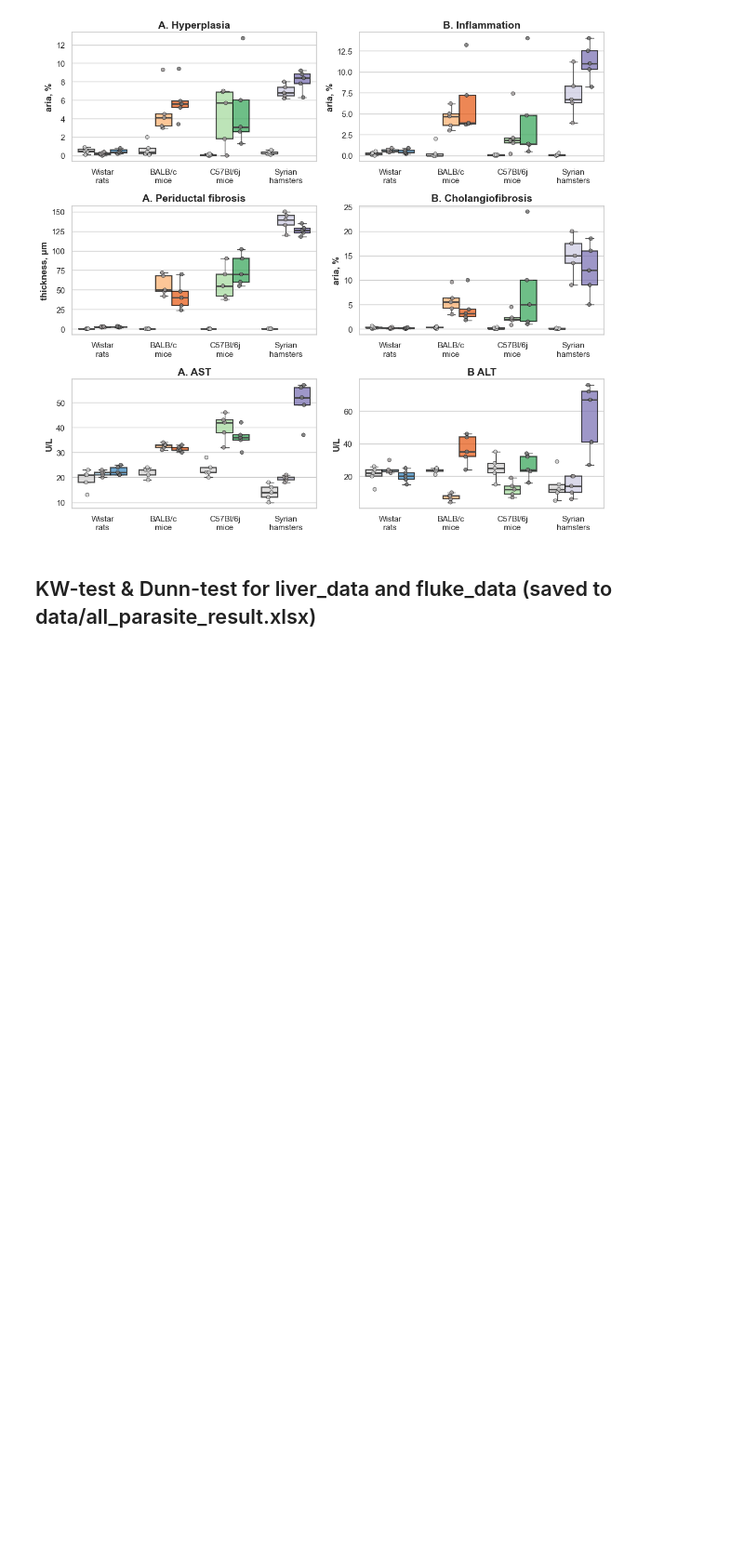
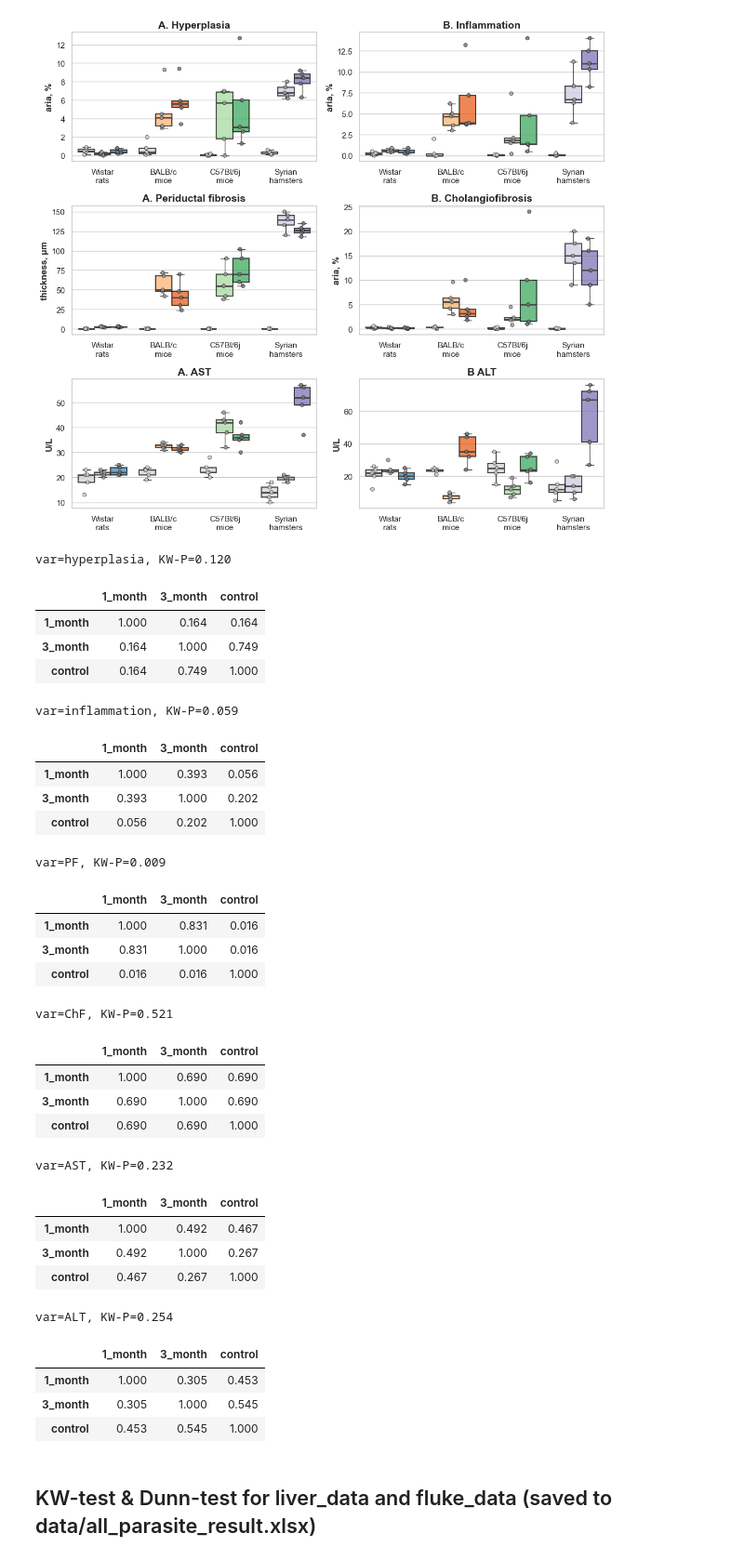
Before and after one commit to YarikKa2/Four_host_species_OF, a Jupyter notebook: Code/data_analysis.ipynb, the cells around one changed output. Shown at 93% size. Cells and saved outputs as stored; diff of their text form; code cells hidden in the pictures; blank space fills up the shorter version.

```diff
--- a/Code/data_analysis.ipynb
+++ b/Code/data_analysis.ipynb
@@ -490,6 +490,64 @@ fig.tight_layout()
 plt.savefig(plot_path+"Figure_4_ast_alt_fibrosis/hystology_plot", dpi=300, bbox_inches="tight")
 # %% [output]
 [figure]
+# %%
+# Subset data for each animal
+wistar, balb, black, hamster = [liver_data[liver_data['animal_group'] == i] \
+        for i in liver_data['animal_group'].unique()]
+
+
+x = wistar[wistar['timepoint'] == 'control']
+y =  wistar[wistar['timepoint'] == '1_month']
+z = wistar[wistar['timepoint'] == '3_month']
+
+
+for col in wistar.columns[2:]:
+
+    p_value = kruskal(x[col], y[col], z[col]).pvalue
+
+    print(f'var={col}, KW-P={p_value:.3f}')
+
+    dunn_results = dunn(a=wistar,
+                        group_col='timepoint',
+                        val_col=col,
+                        p_adjust='fdr_bh')
+
+    styled_dunn = \
+        dunn_results.style.map(sinificant_bold_red).format('{:.3f}')
+
+    display(styled_dunn)
+    print()
+# %% [output]
+var=hyperplasia, KW-P=0.120
+|  | 1_month | 3_month | control |
+| 1_month | 1.000 | 0.164 | 0.164 |
+| 3_month | 0.164 | 1.000 | 0.749 |
+| control | 0.164 | 0.749 | 1.000 |
+var=inflammation, KW-P=0.059
+|  | 1_month | 3_month | control |
+| 1_month | 1.000 | 0.393 | 0.056 |
+| 3_month | 0.393 | 1.000 | 0.202 |
+| control | 0.056 | 0.202 | 1.000 |
+var=PF, KW-P=0.009
+|  | 1_month | 3_month | control |
+| 1_month | 1.000 | 0.831 | 0.016 |
+| 3_month | 0.831 | 1.000 | 0.016 |
+| control | 0.016 | 0.016 | 1.000 |
+var=ChF, KW-P=0.521
+|  | 1_month | 3_month | control |
+| 1_month | 1.000 | 0.690 | 0.690 |
+| 3_month | 0.690 | 1.000 | 0.690 |
+| control | 0.690 | 0.690 | 1.000 |
+var=AST, KW-P=0.232
+|  | 1_month | 3_month | control |
+| 1_month | 1.000 | 0.492 | 0.467 |
+| 3_month | 0.492 | 1.000 | 0.267 |
+| control | 0.467 | 0.267 | 1.000 |
+var=ALT, KW-P=0.254
+|  | 1_month | 3_month | control |
+| 1_month | 1.000 | 0.305 | 0.453 |
+| 3_month | 0.305 | 1.000 | 0.545 |
+| control | 0.453 | 0.545 | 1.000 |
 # %% [markdown]
 ## KW-test & Dunn-test for liver_data and fluke_data (saved to data/all_parasite_result.xlsx)
 # %%
```
Also changed, not shown: parts of 11 cells of this notebook, 4 other files.
